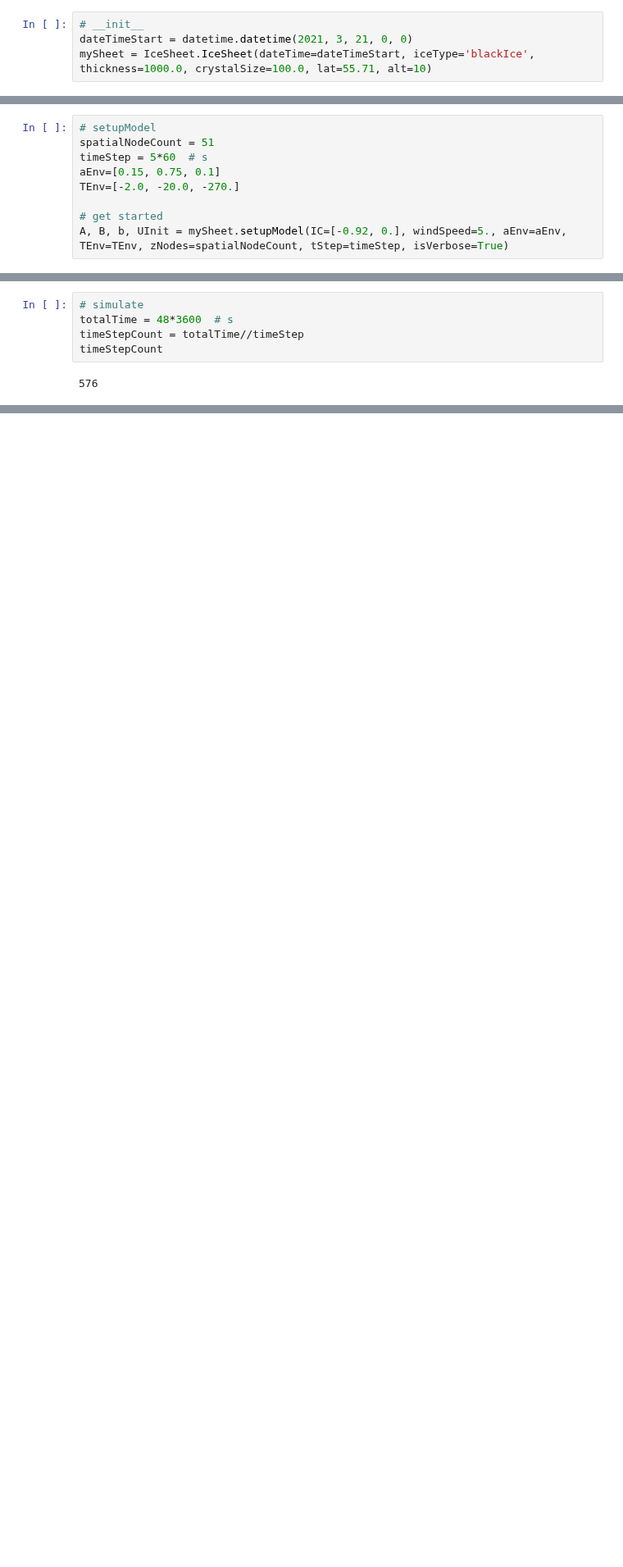
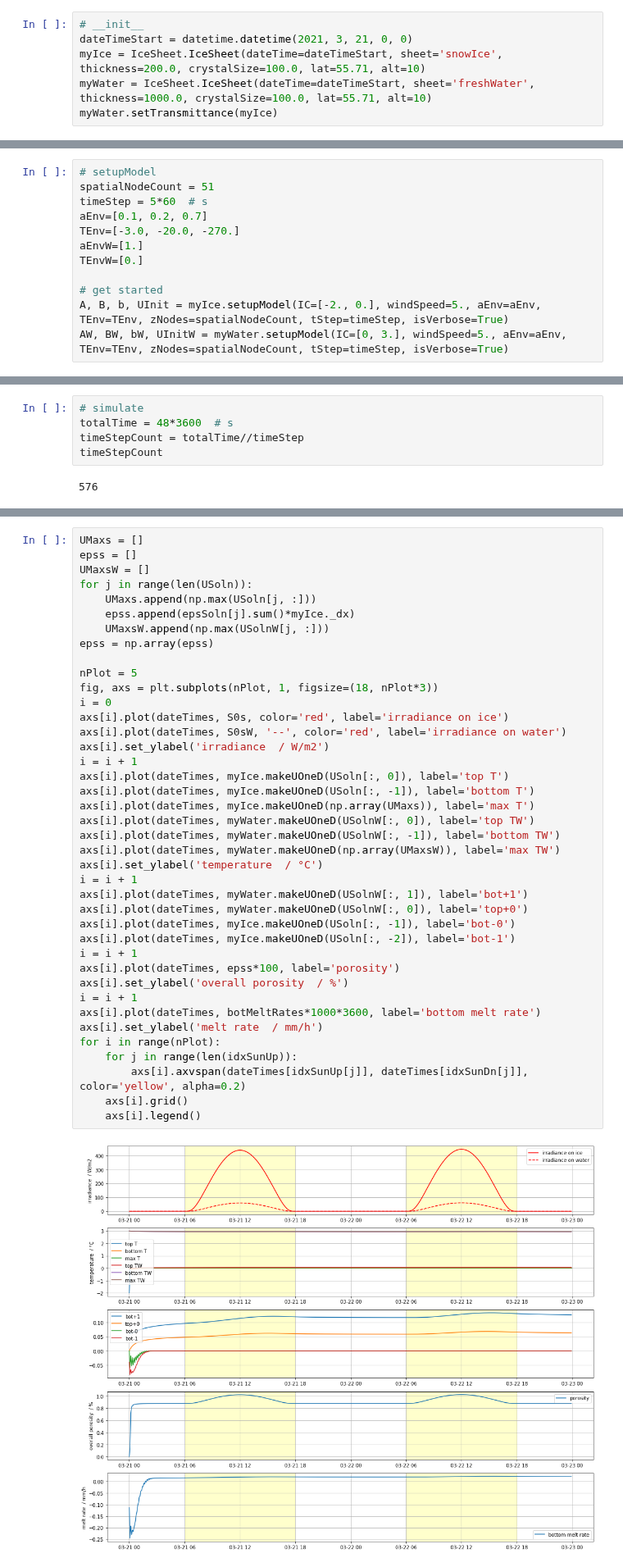
Before and after one commit to Henrikum/skrinning-stuff, a Jupyter notebook: notebooks/skrinning stuff.ipynb, the cells around one changed output, grey strips where cells are left out. Shown at 82% size. Drawn from its saved outputs; the diff is of its cells as text; blank space fills up the shorter version.

```diff
--- a/notebooks/skrinning stuff.ipynb
+++ b/notebooks/skrinning stuff.ipynb
@@ -77,7 +77,9 @@ plt.grid()
 # %%
 # __init__
 dateTimeStart = datetime.datetime(2021, 3, 21, 0, 0)
-mySheet = IceSheet.IceSheet(dateTime=dateTimeStart, iceType='blackIce', thickness=1000.0, crystalSize=100.0, lat=55.71, alt=10)
+myIce = IceSheet.IceSheet(dateTime=dateTimeStart, sheet='snowIce', thickness=200.0, crystalSize=100.0, lat=55.71, alt=10)
+myWater = IceSheet.IceSheet(dateTime=dateTimeStart, sheet='freshWater', thickness=1000.0, crystalSize=100.0, lat=55.71, alt=10)
+myWater.setTransmittance(myIce)
 # %% [output]
 When: 2021-03-21 00:00:00
 Where: lat = 55.71°, alt = 10 m
@@ -86,10 +91,13 @@ What: blackIce
 # setupModel
 spatialNodeCount = 51
 timeStep = 5*60  # s
-aEnv=[0.15, 0.75, 0.1]
-TEnv=[-2.0, -20.0, -270.]
+aEnv=[0.1, 0.2, 0.7]
+TEnv=[-3.0, -20.0, -270.]
+aEnvW=[1.]
+TEnvW=[0.]
 
 # get started
-A, B, b, UInit = mySheet.setupModel(IC=[-0.92, 0.], windSpeed=5., aEnv=aEnv, TEnv=TEnv, zNodes=spatialNodeCount, tStep=timeStep, isVerbose=True)
+A, B, b, UInit = myIce.setupModel(IC=[-2., 0.], windSpeed=5., aEnv=aEnv, TEnv=TEnv, zNodes=spatialNodeCount, tStep=timeStep, isVerbose=True)
+AW, BW, bW, UInitW = myWater.setupModel(IC=[0, 3.], windSpeed=5., aEnv=aEnv, TEnv=TEnv, zNodes=spatialNodeCount, tStep=timeStep, isVerbose=True)
 # %% [output]
 thermal diffusivity a = 1.14e-06 m2/s
@@ -152 +137,43 @@ axs[i].grid()
+# %%
+UMaxs = []
+epss = []
+UMaxsW = []
+for j in range(len(USoln)):
+    UMaxs.append(np.max(USoln[j, :]))
+    epss.append(epsSoln[j].sum()*myIce._dx)
+    UMaxsW.append(np.max(USolnW[j, :]))
+epss = np.array(epss)
+
+nPlot = 5
+fig, axs = plt.subplots(nPlot, 1, figsize=(18, nPlot*3))
+i = 0
+axs[i].plot(dateTimes, S0s, color='red', label='irradiance on ice')
+axs[i].plot(dateTimes, S0sW, '--', color='red', label='irradiance on water')
+axs[i].set_ylabel('irradiance  / W/m2')
+i = i + 1
+axs[i].plot(dateTimes, myIce.makeUOneD(USoln[:, 0]), label='top T')
+axs[i].plot(dateTimes, myIce.makeUOneD(USoln[:, -1]), label='bottom T')
+axs[i].plot(dateTimes, myIce.makeUOneD(np.array(UMaxs)), label='max T')
+axs[i].plot(dateTimes, myWater.makeUOneD(USolnW[:, 0]), label='top TW')
+axs[i].plot(dateTimes, myWater.makeUOneD(USolnW[:, -1]), label='bottom TW')
+axs[i].plot(dateTimes, myWater.makeUOneD(np.array(UMaxsW)), label='max TW')
+axs[i].set_ylabel('temperature  / °C')
+i = i + 1
+axs[i].plot(dateTimes, myWater.makeUOneD(USolnW[:, 1]), label='bot+1')
+axs[i].plot(dateTimes, myWater.makeUOneD(USolnW[:, 0]), label='top+0')
+axs[i].plot(dateTimes, myIce.makeUOneD(USoln[:, -1]), label='bot-0')
+axs[i].plot(dateTimes, myIce.makeUOneD(USoln[:, -2]), label='bot-1')
+i = i + 1
+axs[i].plot(dateTimes, epss*100, label='porosity')
+axs[i].set_ylabel('overall porosity  / %')
+i = i + 1
+axs[i].plot(dateTimes, botMeltRates*1000*3600, label='bottom melt rate')
+axs[i].set_ylabel('melt rate  / mm/h')
+for i in range(nPlot):
+    for j in range(len(idxSunUp)):
+        axs[i].axvspan(dateTimes[idxSunUp[j]], dateTimes[idxSunDn[j]], color='yellow', alpha=0.2)
+    axs[i].grid()
+    axs[i].legend()
+# %% [output]
+[figure, added]
 # %%
```
Also changed, not shown: parts of 13 cells of this notebook, 6 other files.
